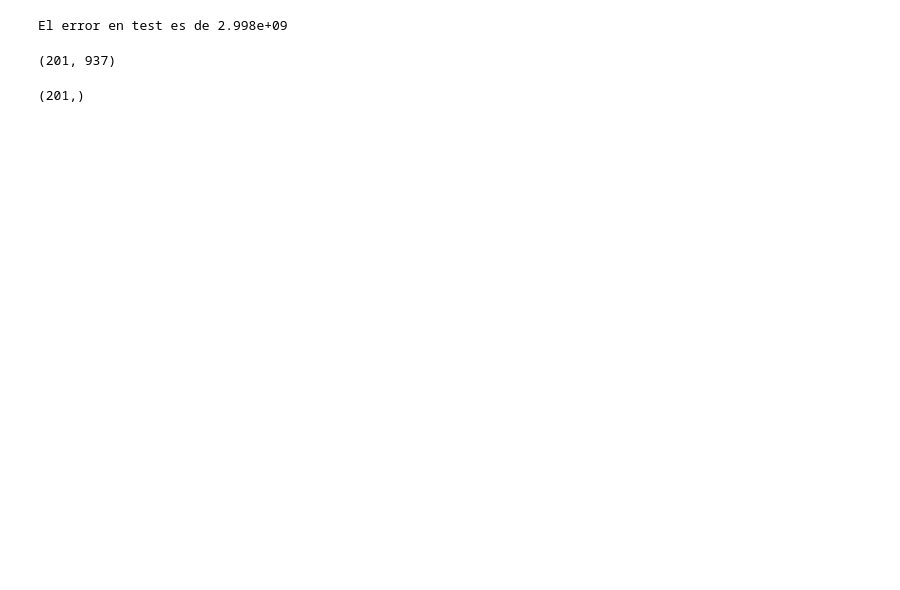
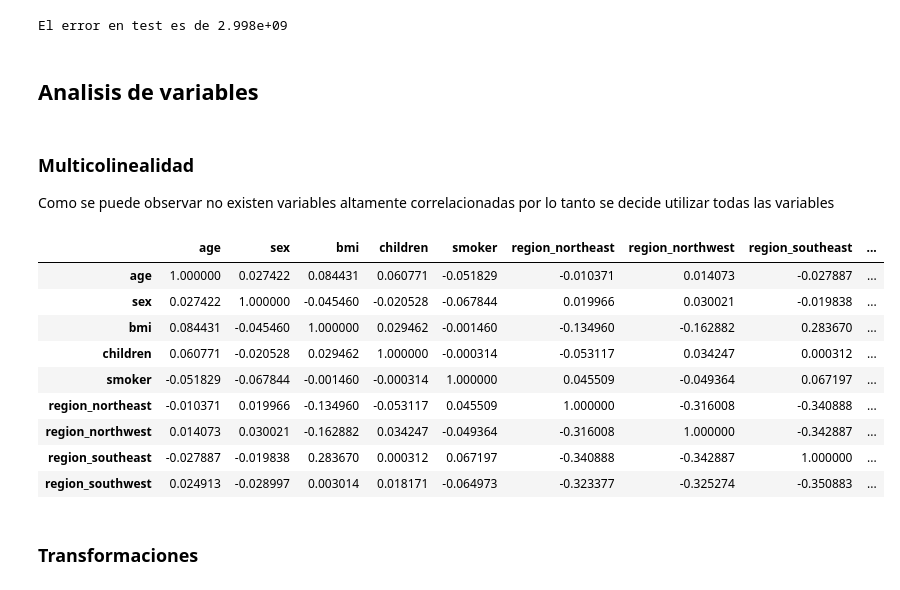
Before and after one commit to dcrovo/ML-Workshops, a Jupyter notebook: Workshop1/code/Taller1.ipynb, the cells around one changed output. Drawn from its saved outputs; the diff is of its cells as text; code cells hidden in the pictures; blank space fills up the shorter version.

```diff
--- a/Workshop1/code/Taller1.ipynb
+++ b/Workshop1/code/Taller1.ipynb
@@ -99,5 +132,5 @@ class linear_regressor():
 # %%
-LR = linear_regressor()
+LR = linear_regressor(3)
 X = train_df.drop(['charges'], axis=1).values
 Y = train_df[['charges']].values
 x_test = test_df.drop(['charges'], axis=1).values
@@ -128,23 +152,34 @@ LR.theta.shape
 # %%
-
-from sklearn.linear_model import LinearRegression
-from sklearn.metrics import mean_squared_error
-
-LR1 = LinearRegression()
-LR1.fit(X,Y)
-# Predicting on the test set
 y_pred = LR.predict(x_test)
 
-# Computing the MSE
+# mse
 mse = np.sum(np.power(y_pred-y_test,2))/(2.*X.shape[0])
 print("El error en test es de {:.4}".format(mse))
 # %% [output]
 El error en test es de 2.998e+09
-# %%
-y_pred.shape
-# %% [output]
-(201, 937)
-# %%
-y_test.shape
-# %% [output]
-(201,)
+# %% [markdown]
+## Analisis de variables
+# %% [markdown]
+### Multicolinealidad
+Como se puede observar no existen variables altamente correlacionadas por lo tanto se decide utilizar todas las variables
+# %%
+correlation_matrix = np.corrcoef(X, rowvar=False)
+
+# Crear un DataFrame con la matriz de correlación y las etiquetas de las columnas
+correlation_df = pd.DataFrame(correlation_matrix, columns=patients_df.drop(columns=['charges']).columns,
+                              index=patients_df.drop(columns=['charges']).columns)
+
+correlation_df
+# %% [output]
+|  | age | sex | bmi | children | smoker | region_northeast | region_northwest | region_southeast | ... |
+| age | 1.000000 | 0.027422 | 0.084431 | 0.060771 | -0.051829 | -0.010371 | 0.014073 | -0.027887 | ... |
+| sex | 0.027422 | 1.000000 | -0.045460 | -0.020528 | -0.067844 | 0.019966 | 0.030021 | -0.019838 | ... |
+| bmi | 0.084431 | -0.045460 | 1.000000 | 0.029462 | -0.001460 | -0.134960 | -0.162882 | 0.283670 | ... |
+| children | 0.060771 | -0.020528 | 0.029462 | 1.000000 | -0.000314 | -0.053117 | 0.034247 | 0.000312 | ... |
+| smoker | -0.051829 | -0.067844 | -0.001460 | -0.000314 | 1.000000 | 0.045509 | -0.049364 | 0.067197 | ... |
+| region_northeast | -0.010371 | 0.019966 | -0.134960 | -0.053117 | 0.045509 | 1.000000 | -0.316008 | -0.340888 | ... |
+| region_northwest | 0.014073 | 0.030021 | -0.162882 | 0.034247 | -0.049364 | -0.316008 | 1.000000 | -0.342887 | ... |
+| region_southeast | -0.027887 | -0.019838 | 0.283670 | 0.000312 | 0.067197 | -0.340888 | -0.342887 | 1.000000 | ... |
+| region_southwest | 0.024913 | -0.028997 | 0.003014 | 0.018171 | -0.064973 | -0.323377 | -0.325274 | -0.350883 | ... |
+# %% [markdown]
+### Transformaciones
```
Also changed, not shown: parts of 8 cells of this notebook.
